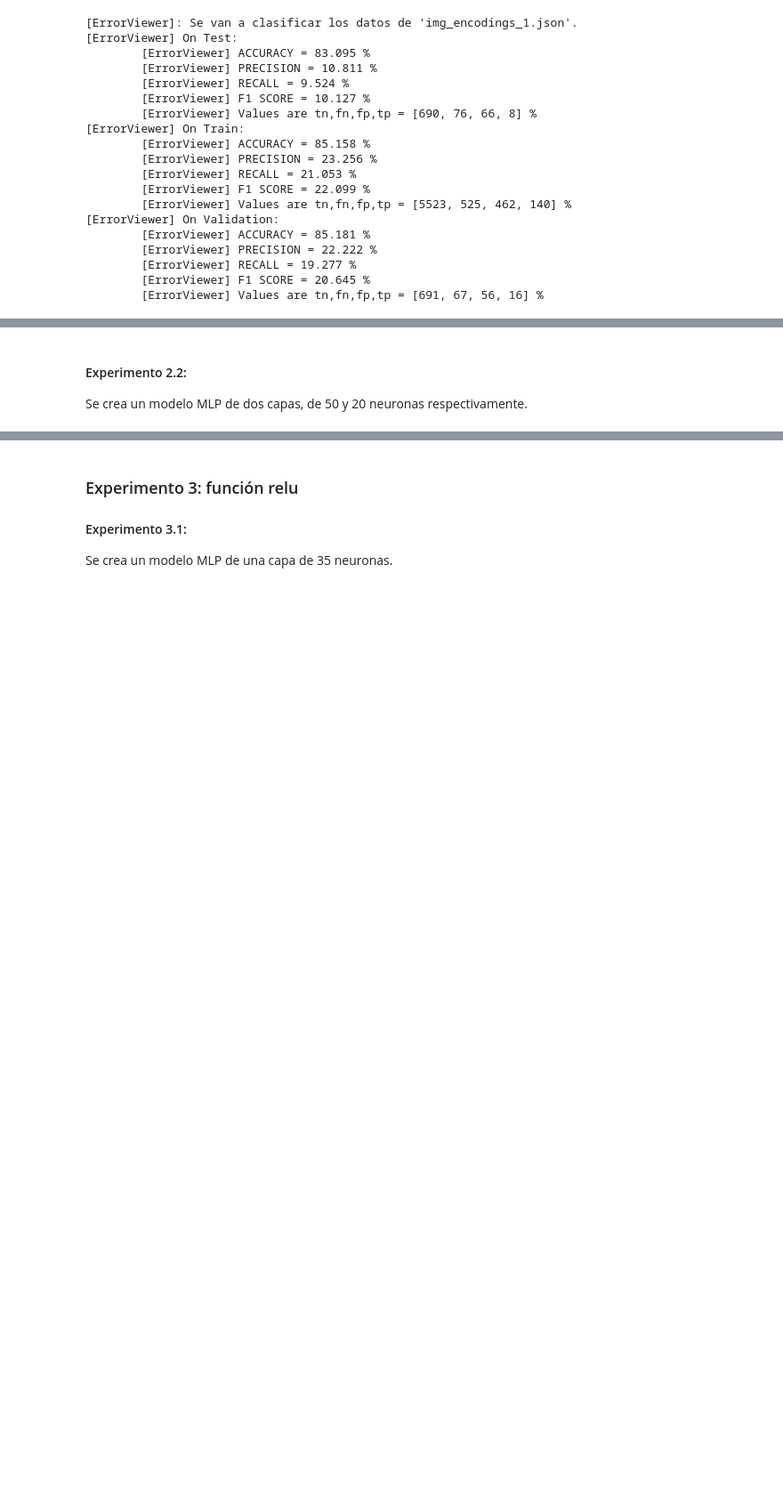
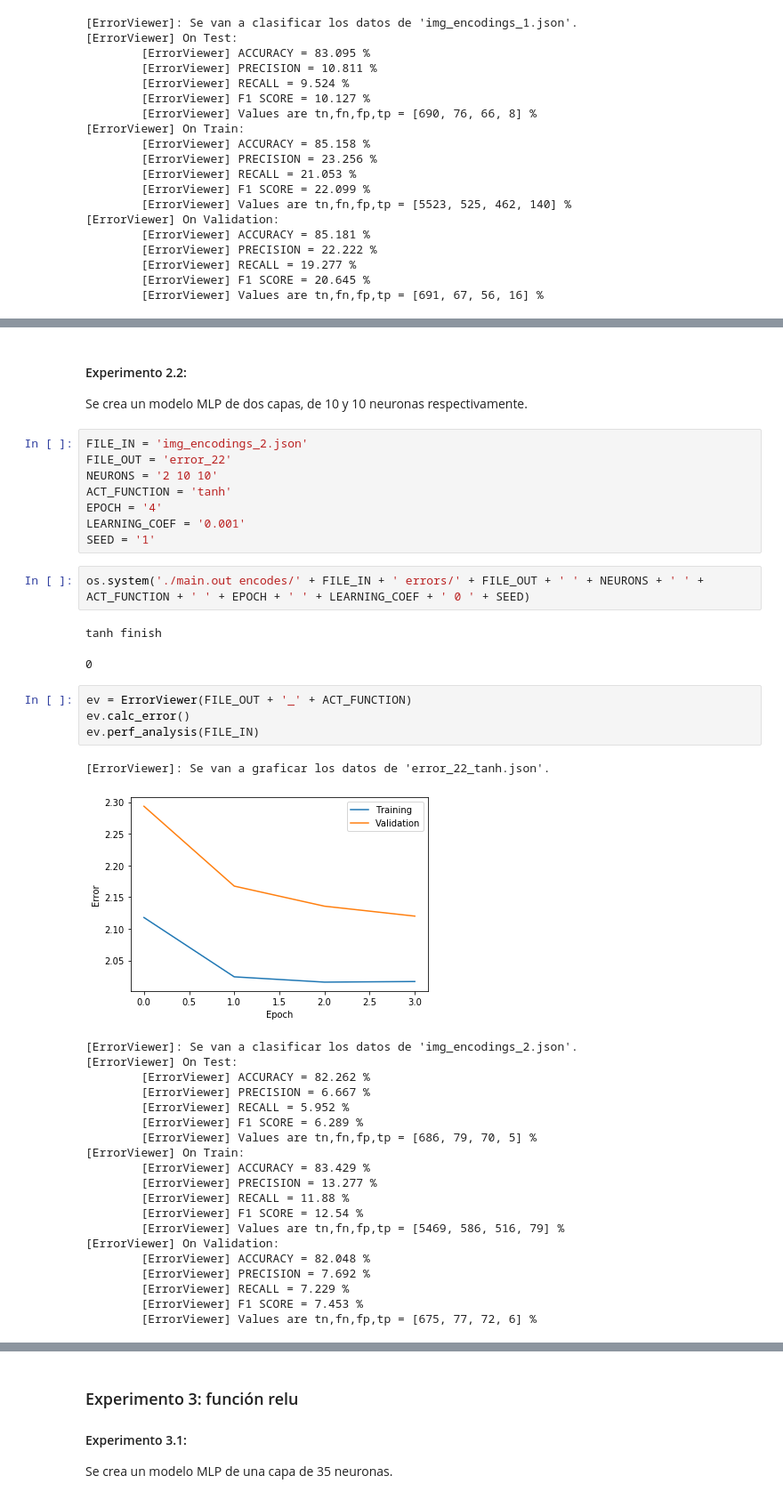
Before and after one commit to jneirar/ai_project3_group2, a Jupyter notebook: experimentation.ipynb, the cells around one changed output, grey strips where cells are left out. Shown: that part at 89% size. Drawn from its saved outputs; the diff is of its cells as text; blank space fills up the shorter version.

```diff
--- a/experimentation.ipynb
+++ b/experimentation.ipynb
@@ -233,5 +272,44 @@ Se crea un modelo MLP de una capa de 35 neuronas.
 # %% [markdown]
 #### Experimento 2.2:
-Se crea un modelo MLP de dos capas, de 50 y 20 neuronas respectivamente.
+Se crea un modelo MLP de dos capas, de 10 y 10 neuronas respectivamente.
+# %%
+FILE_IN = 'img_encodings_2.json'
+FILE_OUT = 'error_22'
+NEURONS = '2 10 10'
+ACT_FUNCTION = 'tanh'
+EPOCH = '4'
+LEARNING_COEF = '0.001'
+SEED = '1'
+# %%
+os.system('./main.out encodes/' + FILE_IN + ' errors/' + FILE_OUT + ' ' + NEURONS + ' ' + ACT_FUNCTION + ' ' + EPOCH + ' ' + LEARNING_COEF + ' 0 ' + SEED)
+# %% [output]
+tanh finish
+0
+# %%
+ev = ErrorViewer(FILE_OUT + '_' + ACT_FUNCTION)
+ev.calc_error()
+ev.perf_analysis(FILE_IN)
+# %% [output]
+[ErrorViewer]: Se van a graficar los datos de 'error_22_tanh.json'.
+[figure, added]
+[ErrorViewer]: Se van a clasificar los datos de 'img_encodings_2.json'.
+[ErrorViewer] On Test:
+        [ErrorViewer] ACCURACY = 82.262 %
+        [ErrorViewer] PRECISION = 6.667 %
+        [ErrorViewer] RECALL = 5.952 %
+        [ErrorViewer] F1 SCORE = 6.289 %
+        [ErrorViewer] Values are tn,fn,fp,tp = [686, 79, 70, 5] %
+[ErrorViewer] On Train:
+        [ErrorViewer] ACCURACY = 83.429 %
+        [ErrorViewer] PRECISION = 13.277 %
+        [ErrorViewer] RECALL = 11.88 %
+        [ErrorViewer] F1 SCORE = 12.54 %
+        [ErrorViewer] Values are tn,fn,fp,tp = [5469, 586, 516, 79] %
+[ErrorViewer] On Validation:
+        [ErrorViewer] ACCURACY = 82.048 %
+        [ErrorViewer] PRECISION = 7.692 %
+        [ErrorViewer] RECALL = 7.229 %
+        [ErrorViewer] F1 SCORE = 7.453 %
+        [ErrorViewer] Values are tn,fn,fp,tp = [675, 77, 72, 6] %
 # %% [markdown]
 #### Experimento 2.3:
```
Also changed, not shown: parts of 16 cells of this notebook, 5 other files.
